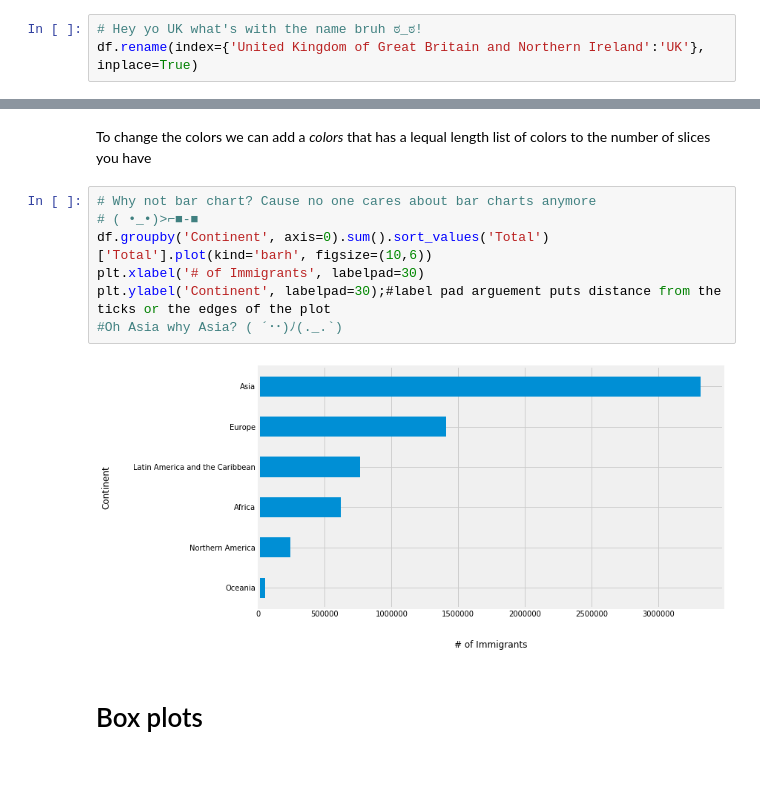
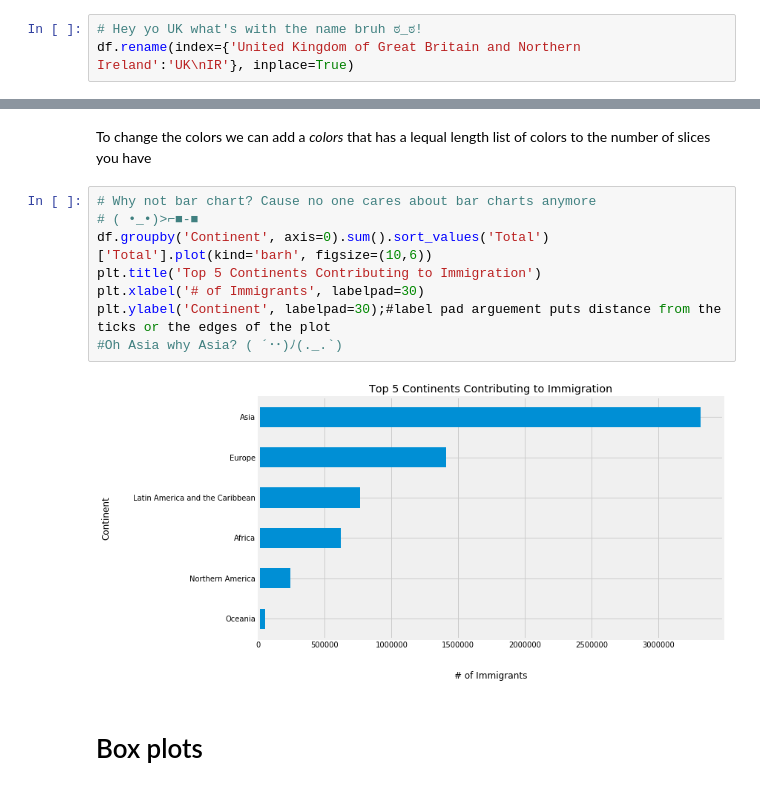
Before and after one commit to YM88/data_visualization_methods_with_python, a Jupyter notebook: quick_plots_from_pandas.ipynb, the cells around one changed output, grey strips where cells are left out. Saved outputs shown, nothing was run; the diff lists cells and outputs as text.

```diff
--- a/quick_plots_from_pandas.ipynb
+++ b/quick_plots_from_pandas.ipynb
@@ -364,4 +364,4 @@ df[['Total']].sort_values('Total', ascending = False).head(5).plot(kind='barh',
 # %%
 # Hey yo UK what's with the name bruh ಠ_ಠ!
-df.rename(index={'United Kingdom of Great Britain and Northern Ireland':'UK'}, inplace=True)
+df.rename(index={'United Kingdom of Great Britain and Northern Ireland':'UK\nIR'}, inplace=True)
 # %%
@@ -403,12 +406,13 @@ To change the colors we can add a *colors* that has a lequal length list of colo
 # %%
 # Why not bar chart? Cause no one cares about bar charts anymore
 # ( •_•)>⌐■-■
 df.groupby('Continent', axis=0).sum().sort_values('Total')['Total'].plot(kind='barh', figsize=(10,6))
+plt.title('Top 5 Continents Contributing to Immigration')
 plt.xlabel('# of Immigrants', labelpad=30)
 plt.ylabel('Continent', labelpad=30);#label pad arguement puts distance from the ticks or the edges of the plot
 #Oh Asia why Asia? ( ´･･)ﾉ(._.`)
 # %% [output]
-[figure, old version]
+[figure, new version]
 # %% [markdown]
 # Box plots
 # %% [markdown]
```
Also changed, not shown: parts of 7 cells of this notebook.
